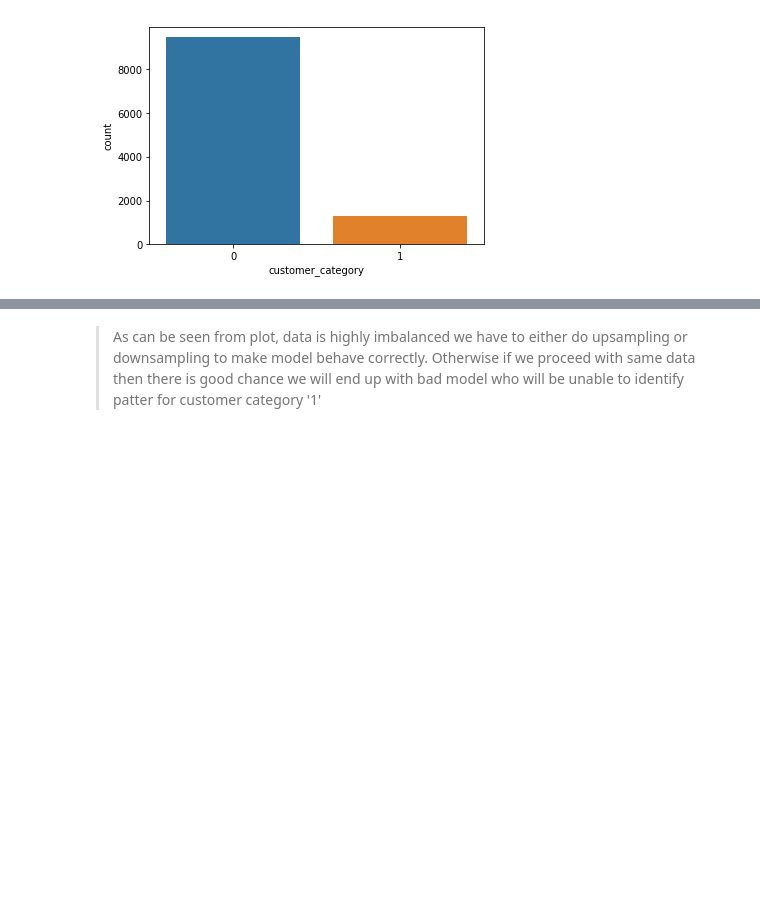
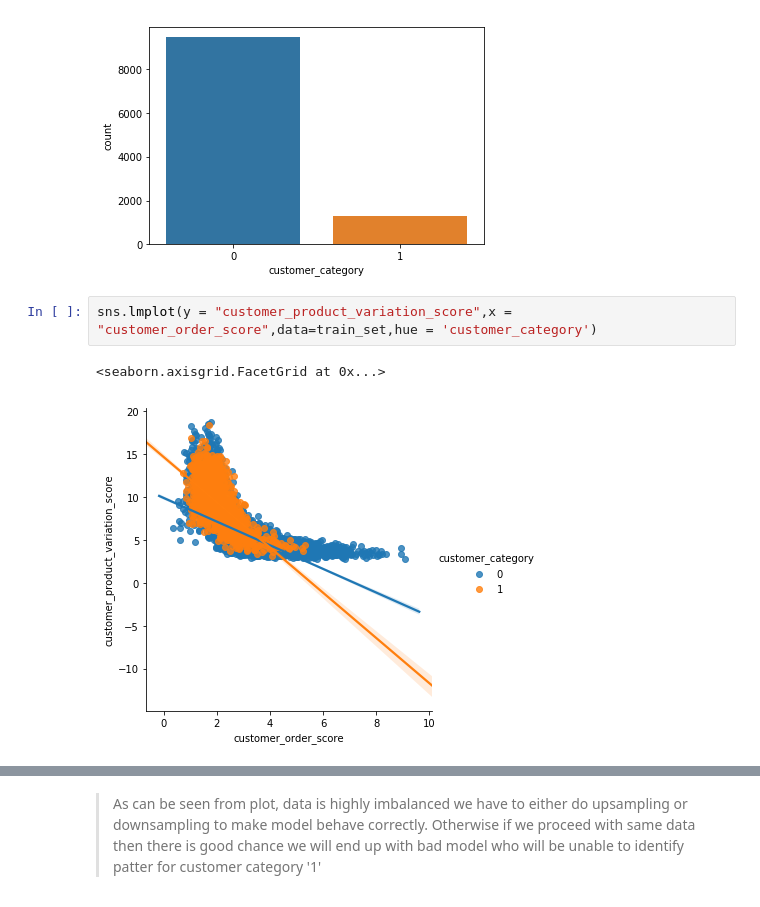
Before and after one commit to Jyoti1706/Data-Science-Project, a Jupyter notebook: AmazonMLChallenge/XGboost.ipynb, the cells around one changed output, grey strips where cells are left out. Cells and saved outputs as stored; diff of their text form; blank space fills up the shorter version.

```diff
--- a/AmazonMLChallenge/XGboost.ipynb
+++ b/AmazonMLChallenge/XGboost.ipynb
@@ -118,3 +118,8 @@ sns.countplot(x='customer_category',data=train_set)
 # %% [output]
 <matplotlib.axes._subplots.AxesSubplot at 0x...>
 [figure]
+# %%
+sns.lmplot(y = "customer_product_variation_score",x = "customer_order_score",data=train_set,hue = 'customer_category')
+# %% [output]
+<seaborn.axisgrid.FacetGrid at 0x...>
+[figure, added]
```
Also changed, not shown: parts of 8 cells of this notebook, 18 other files.
